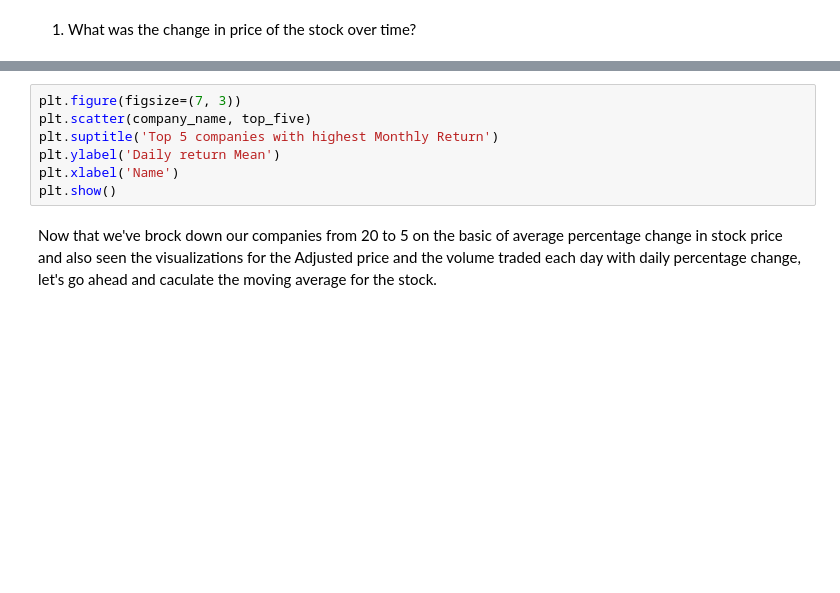
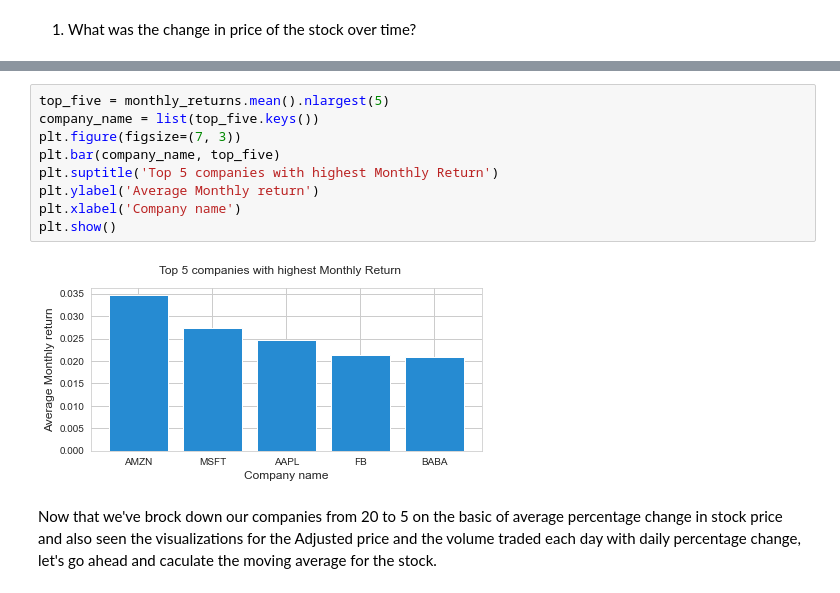
Before and after one commit to RITISHKARKIUNH/stockanalysis, a Jupyter notebook: Stock_Analysis.ipynb, the cells around one changed output, grey strips where cells are left out. Cells and saved outputs as stored; diff of their text form; blank space fills up the shorter version.

```diff
--- a/Stock_Analysis.ipynb
+++ b/Stock_Analysis.ipynb
@@ -126,10 +172,14 @@ company_name
 # %%
+top_five = monthly_returns.mean().nlargest(5)
+company_name = list(top_five.keys())
 plt.figure(figsize=(7, 3))
-plt.scatter(company_name, top_five)
+plt.bar(company_name, top_five)
 plt.suptitle('Top 5 companies with highest Monthly Return')
-plt.ylabel('Daily return Mean')
-plt.xlabel('Name')
+plt.ylabel('Average Monthly return')
+plt.xlabel('Company name')
 plt.show()
+# %% [output]
+[figure, added]
 # %% [markdown]
 Now that we've brock down our companies from 20 to 5 on the basic of average percentage change in stock price and also seen the visualizations for the Adjusted price and the volume traded each day with daily percentage change, let's go ahead and caculate the moving average for the stock.
 # %% [markdown]
```
Also changed, not shown: parts of 50 cells of this notebook, 1 other file.
